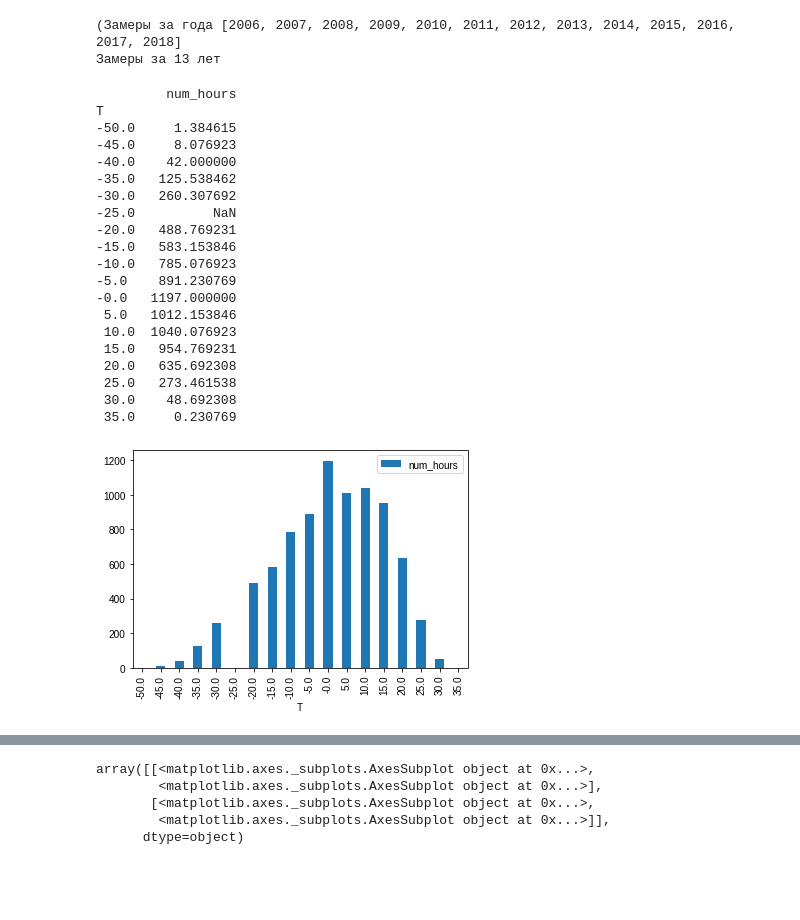
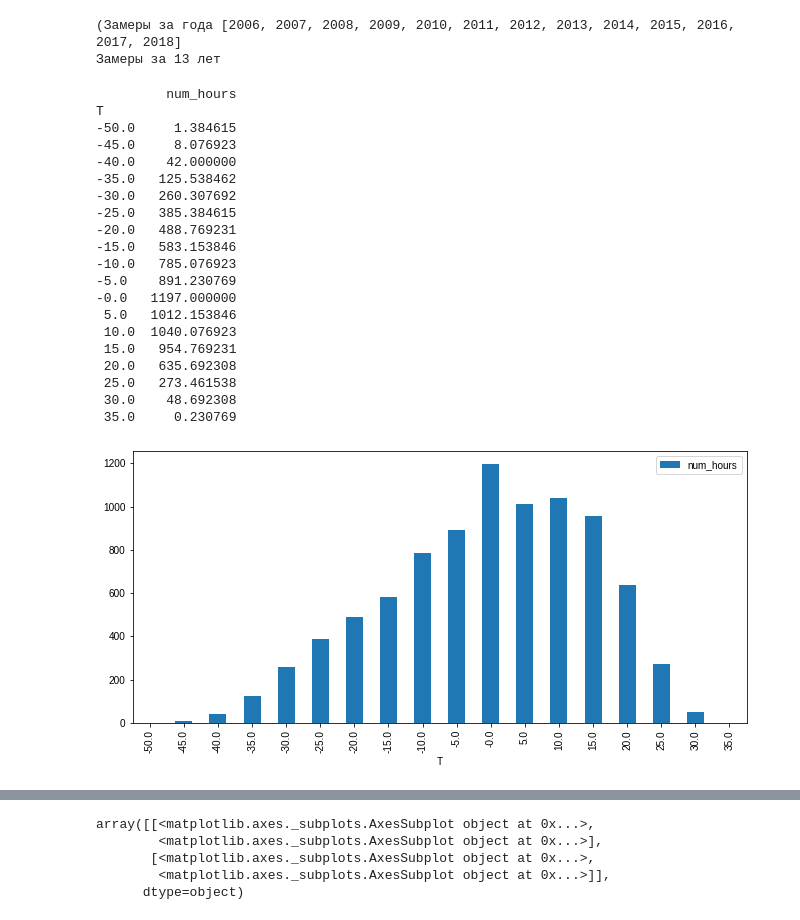
Before and after one commit to AndreyEroshkin/climate, a Jupyter notebook: humid-t-hmao.ipynb, the cells around one changed output, grey strips where cells are left out. Saved outputs shown, nothing was run; the diff lists cells and outputs as text; code cells hidden in the pictures; blank space fills up the shorter version.

```diff
--- a/humid-t-hmao.ipynb
+++ b/humid-t-hmao.ipynb
@@ -71,29 +71,32 @@ print (f'(Замеры за года {full_years_list}\nЗамеры за {full_
 Замеры за 13 лет
 # %%
 def myround(x, base=5):
-    return base * round(x/base)
-df_hours_by_temp=df['duration'].groupby(myround(df["T"])).agg(num_hours=('duration', lambda x: (sum(x.dt.components['hours']))/full_years_quantity) )
-df_hours_by_temp.plot(kind="bar")
+    return base * np.round(x/base)
+df_hours_by_temp=df['duration'].groupby(myround(df[quitT'])).agg(num_hours=('duration', lambda x: (np.sum(x.dt.components['hours']))/full_years_quantity) )
+fig, ax = plt.subplots()
+fig.set_size_inches(11, 5)
+df_hours_by_temp.plot(kind="bar", ax=ax)
+
 print(df_hours_by_temp)
 # %% [output]
          num_hours
 T
 -50.0     1.384615
 -45.0     8.076923
 -40.0    42.000000
 -35.0   125.538462
 -30.0   260.307692
--25.0          NaN
+-25.0   385.384615
 -20.0   488.769231
 -15.0   583.153846
 -10.0   785.076923
 -5.0    891.230769
 -0.0   1197.000000
  5.0   1012.153846
  10.0  1040.076923
  15.0   954.769231
  20.0   635.692308
  25.0   273.461538
  30.0    48.692308
  35.0     0.230769
-[figure, old version]
+[figure, new version]
```
Also changed, not shown: parts of 8 cells of this notebook.
